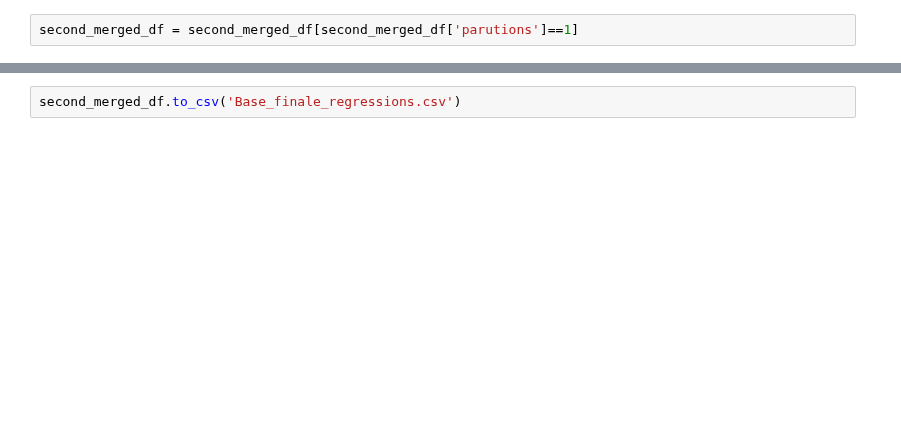
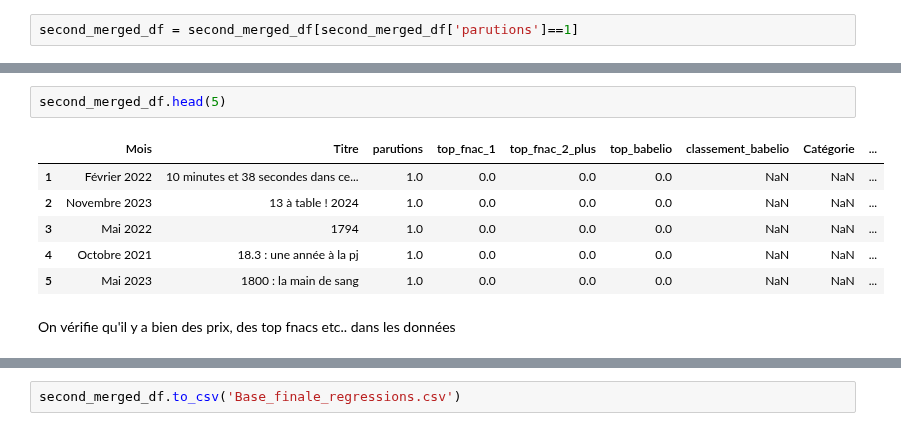
Before and after one commit to manonmgd/pythonds_MM_MM_DS, a Jupyter notebook: création_base.ipynb, the cells around one changed output, grey strips where cells are left out. Drawn from its saved outputs; the diff is of its cells as text; blank space fills up the shorter version.

```diff
--- a/création_base.ipynb
+++ b/création_base.ipynb
@@ -2550,0 +2595,11 @@ second_merged_df = second_merged_df[second_merged_df['parutions']==1]
+# %%
+second_merged_df.head(5)
+# %% [output]
+|  | Mois | Titre | parutions | top_fnac_1 | top_fnac_2_plus | top_babelio | classement_babelio | Catégorie | ... |
+| 1 | Février 2022 | 10 minutes et 38 secondes dans ce... | 1.0 | 0.0 | 0.0 | 0.0 | NaN | NaN | ... |
+| 2 | Novembre 2023 | 13 à table ! 2024 | 1.0 | 0.0 | 0.0 | 0.0 | NaN | NaN | ... |
+| 3 | Mai 2022 | 1794 | 1.0 | 0.0 | 0.0 | 0.0 | NaN | NaN | ... |
+| 4 | Octobre 2021 | 18.3 : une année à la pj | 1.0 | 0.0 | 0.0 | 0.0 | NaN | NaN | ... |
+| 5 | Mai 2023 | 1800 : la main de sang | 1.0 | 0.0 | 0.0 | 0.0 | NaN | NaN | ... |
+# %% [markdown]
+On vérifie qu'il y a bien des prix, des top fnacs etc.. dans les données
```
Also changed, not shown: parts of 8 cells of this notebook, 1 other file.
